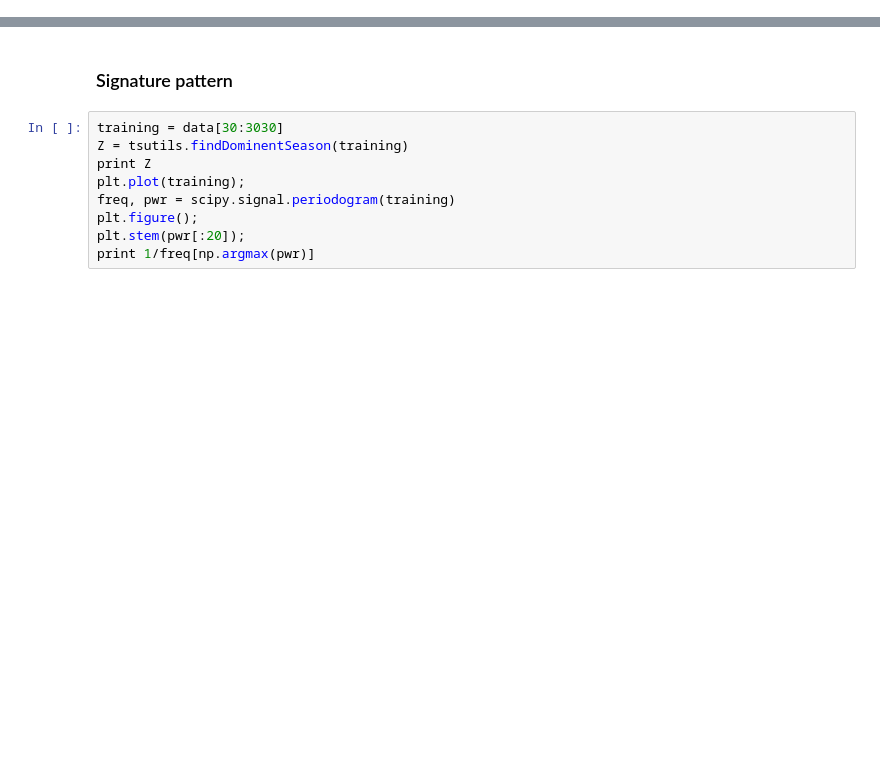
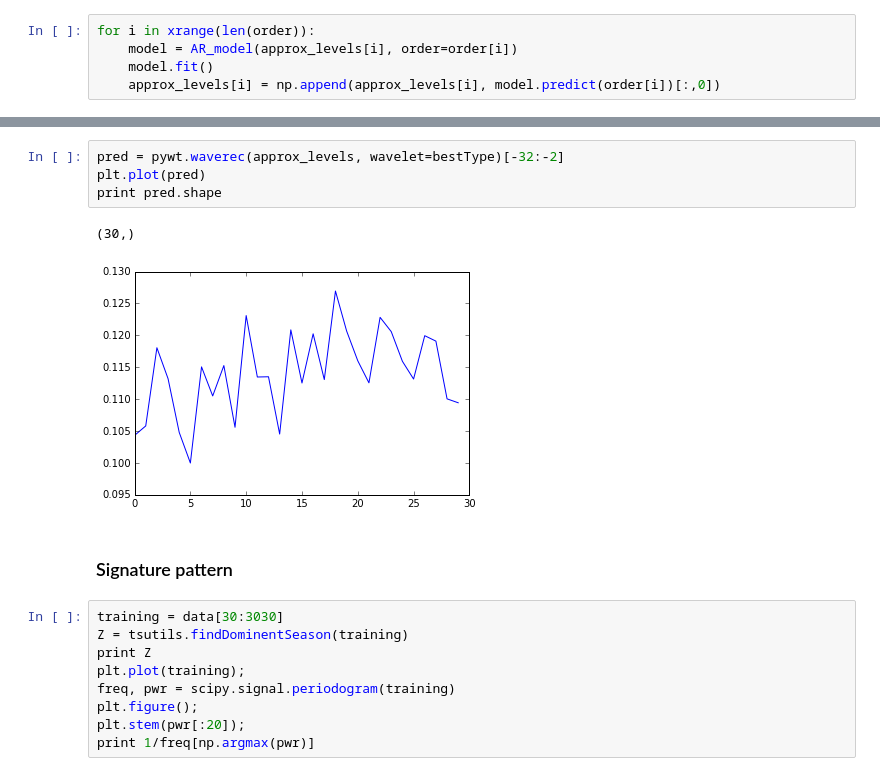
Before and after one commit to Manrich121/ForecastingCloud, a Jupyter notebook: DataPlot/src/ExploreData.ipynb, the cells around one changed output, grey strips where cells are left out. Drawn from its saved outputs; the diff is of its cells as text; blank space fills up the shorter version.

```diff
--- a/DataPlot/src/ExploreData.ipynb
+++ b/DataPlot/src/ExploreData.ipynb
@@ -31,0 +71,5 @@ pandas: 0.11.0
+# %%
+for i in xrange(len(order)):
+    model = AR_model(approx_levels[i], order=order[i])
+    model.fit()
+    approx_levels[i] = np.append(approx_levels[i], model.predict(order[i])[:,0])
@@ -32,3 +86,10 @@ pandas: 0.11.0
+# %%
+pred = pywt.waverec(approx_levels, wavelet=bestType)[-32:-2]
+plt.plot(pred)
+print pred.shape
+# %% [output]
+(30,)
+[figure, added]
 # %% [markdown]
 ### Signature pattern
 # %%
```
Also changed, not shown: parts of 6 cells of this notebook.
